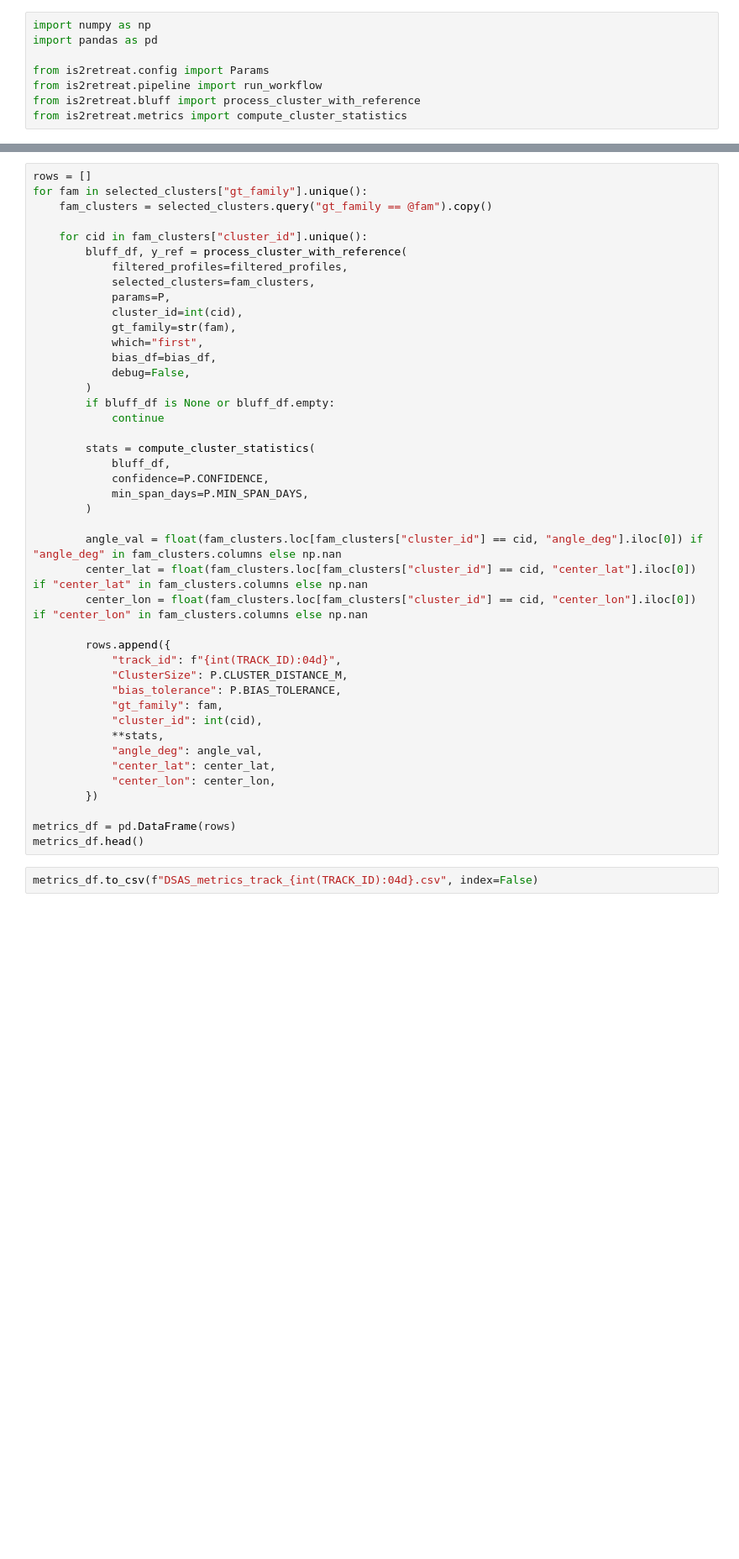
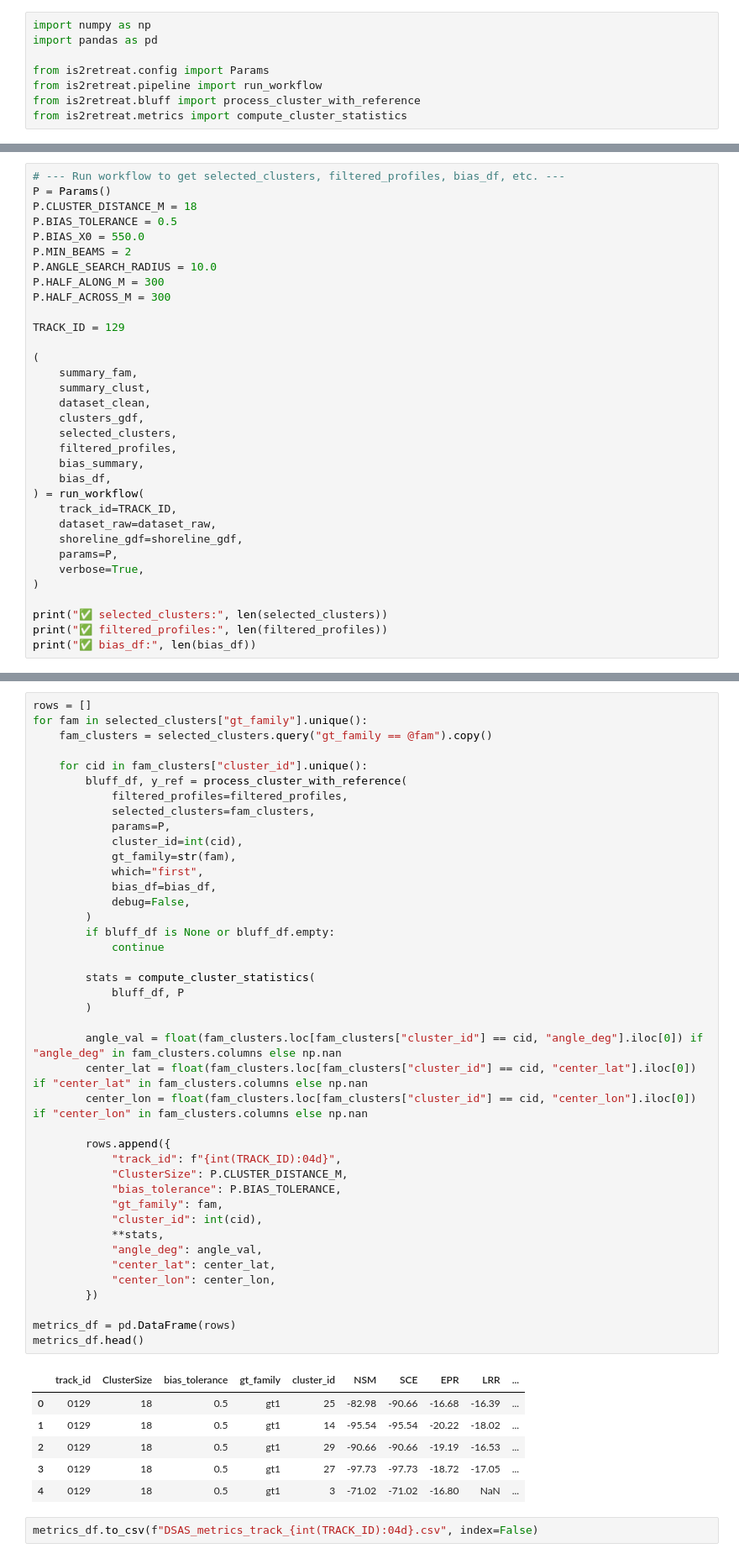
Before and after one commit to rafaelbendo/ice-beam, a Jupyter notebook: notebooks/03_bluff_and_metrics_single.ipynb, the cells around one changed output, grey strips where cells are left out. Shown at 84% size. Saved outputs shown, nothing was run; the diff lists cells and outputs as text; blank space fills up the shorter version.

```diff
--- a/notebooks/03_bluff_and_metrics_single.ipynb
+++ b/notebooks/03_bluff_and_metrics_single.ipynb
@@ -8,0 +39,33 @@ from is2retreat.metrics import compute_cluster_statistics
+# %%
+# --- Run workflow to get selected_clusters, filtered_profiles, bias_df, etc. ---
+P = Params()
+P.CLUSTER_DISTANCE_M = 18
+P.BIAS_TOLERANCE = 0.5
+P.BIAS_X0 = 550.0
+P.MIN_BEAMS = 2
+P.ANGLE_SEARCH_RADIUS = 10.0
+P.HALF_ALONG_M = 300
+P.HALF_ACROSS_M = 300
+
+TRACK_ID = 129
+
+(
+    summary_fam,
+    summary_clust,
+    dataset_clean,
+    clusters_gdf,
+    selected_clusters,
+    filtered_profiles,
+    bias_summary,
+    bias_df,
+) = run_workflow(
+    track_id=TRACK_ID,
+    dataset_raw=dataset_raw,
+    shoreline_gdf=shoreline_gdf,
+    params=P,
+    verbose=True,
+)
+
+print("✅ selected_clusters:", len(selected_clusters))
+print("✅ filtered_profiles:", len(filtered_profiles))
+print("✅ bias_df:", len(bias_df))
@@ -19,35 +90,40 @@ for fam in selected_clusters["gt_family"].unique():
             cluster_id=int(cid),
             gt_family=str(fam),
             which="first",
             bias_df=bias_df,
             debug=False,
         )
         if bluff_df is None or bluff_df.empty:
             continue
 
         stats = compute_cluster_statistics(
-            bluff_df,
-            confidence=P.CONFIDENCE,
-            min_span_days=P.MIN_SPAN_DAYS,
+            bluff_df, P
         )
 
         angle_val = float(fam_clusters.loc[fam_clusters["cluster_id"] == cid, "angle_deg"].iloc[0]) if "angle_deg" in fam_clusters.columns else np.nan
         center_lat = float(fam_clusters.loc[fam_clusters["cluster_id"] == cid, "center_lat"].iloc[0]) if "center_lat" in fam_clusters.columns else np.nan
         center_lon = float(fam_clusters.loc[fam_clusters["cluster_id"] == cid, "center_lon"].iloc[0]) if "center_lon" in fam_clusters.columns else np.nan
 
         rows.append({
             "track_id": f"{int(TRACK_ID):04d}",
             "ClusterSize": P.CLUSTER_DISTANCE_M,
             "bias_tolerance": P.BIAS_TOLERANCE,
             "gt_family": fam,
             "cluster_id": int(cid),
             **stats,
             "angle_deg": angle_val,
             "center_lat": center_lat,
             "center_lon": center_lon,
         })
 
 metrics_df = pd.DataFrame(rows)
 metrics_df.head()
+# %% [output]
+|  | track_id | ClusterSize | bias_tolerance | gt_family | cluster_id | NSM | SCE | EPR | LRR | ... |
+| 0 | 0129 | 18 | 0.5 | gt1 | 25 | -82.98 | -90.66 | -16.68 | -16.39 | ... |
+| 1 | 0129 | 18 | 0.5 | gt1 | 14 | -95.54 | -95.54 | -20.22 | -18.02 | ... |
+| 2 | 0129 | 18 | 0.5 | gt1 | 29 | -90.66 | -90.66 | -19.19 | -16.53 | ... |
+| 3 | 0129 | 18 | 0.5 | gt1 | 27 | -97.73 | -97.73 | -18.72 | -17.05 | ... |
+| 4 | 0129 | 18 | 0.5 | gt1 | 3 | -71.02 | -71.02 | -16.80 | NaN | ... |
 # %%
 metrics_df.to_csv(f"DSAS_metrics_track_{int(TRACK_ID):04d}.csv", index=False)
```
Also changed, not shown: parts of 3 cells of this notebook, 7 other files.
